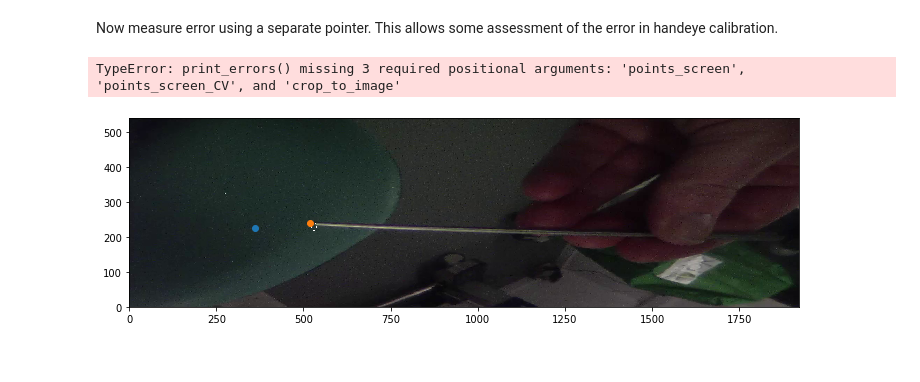
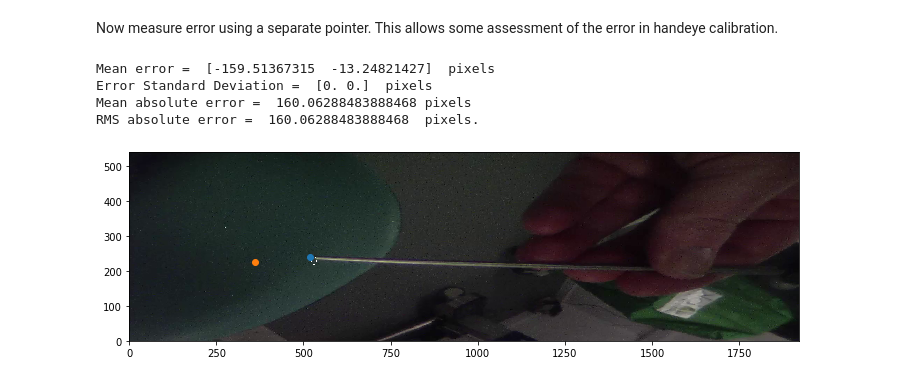
Before and after one commit to UCL/MPHY0026, a Jupyter notebook: doc/notebooks/calibration_and_tracking.ipynb, the cells around one changed output. Drawn from its saved outputs; the diff is of its cells as text; code cells hidden in the pictures.

Commit message:
Issue #13 got pointer bit working

```diff
--- a/doc/notebooks/calibration_and_tracking.ipynb
+++ b/doc/notebooks/calibration_and_tracking.ipynb
@@ -249,27 +269,35 @@ RMS absolute error =  181.10904450878039  pixels.
 [figure]
 # %% [markdown]
 Now measure error using a separate pointer. This allows some assessment of the error in handeye calibration.
-# %%
-pointer_matrix = cc.load_matrix("CalibrationData/2018.03.14_15-01-45-586/PickedVideoPoints/1521039713875589120_pointer.txt")
-pointer_tip_in_world = pointer_matrix[0:3,3]
-pointer_tip_in_world = np.concatenate(([0],pointer_tip_in_world))
-pointer_tip_in_world = np.reshape (pointer_tip_in_world, (1,4))
-tracker_to_world=cc.load_matrix("CalibrationData/2018.03.14_15-01-45-586/PickedVideoPoints/1521039713875589120_lap.txt")
-camera_to_tracker=cc.load_matrix("CalibrationData/2018.03.14_15-04-12-628/calib.left.eyehand.tsai.txt")
-camera_to_world=np.matmul(tracker_to_world, camera_to_tracker)
-lens_points = cc.multiply_points_by_matrix(pointer_tip_in_world, (np.linalg.inv(camera_to_world)))
-projection, distortion = cc.load_intrinsic("CalibrationData/2018.03.14_15-04-12-628/calib.left.intrinsic.txt")
-distorted_points = cc.distort(lens_points, distortion)
-projected_distorted_points=cc.project(distorted_points, projection)
-screen_points=cc.load_model_points('CalibrationData/2018.03.14_15-01-45-586/PickedVideoPoints/1521039713875589120_leftPoints.txt')
-cc.plot_errors('CalibrationData/2018.03.14_15-01-45-586/PickedVideoPoints/1521039713875589120_leftPoints.png',
-              projected_distorted_points, screen_points, crop_to_image = True )
-
-deltas = cc.calculate_errors(screen_points,projected_distorted_points )
-print_errors(deltas)
-# %% [output]
-TypeError: print_errors() missing 3 required positional arguments: 'points_screen', 'points_screen_CV', and 'crop_to_image'
-[figure, removed]
+# %%
+validation_directory = "CalibrationData/2018.03.14_15-01-45-586/"
+
+pointer_tip2world = cc.load_matrix(validation_directory + "PickedVideoPoints/1521039713875589120_pointer.txt")
+
+#this bit just strips the last column of the pointer_tip2world. It could be made more straightforward
+pointer_tip_world = pointer_tip2world[0:3,3]
+pointer_tip_world = np.concatenate(([0],pointer_tip_world))
+pointer_tip_world = np.reshape (pointer_tip_world, (1,4))
+
+lap_tracker2world = cc.load_matrix(validation_directory + "PickedVideoPoints/1521039713875589120_lap.txt")
+
+lens2world=np.matmul(lap_tracker2world, lens2tracker)
+
+points_lens = cc.multiply_points_by_matrix(pointer_tip_world, (np.linalg.inv(lens2world)))
+
+points_lens_distorted = cc.distort(points_lens, lens2screen_distortion)
+points_screen = cc.project(distorted_points, lens2screen_projection)
+
+points_screen_CV = cc.load_model_points(validation_directory + "PickedVideoPoints/1521039713875589120_leftPoints.txt")
+
+print_errors(validation_directory + "PickedVideoPoints/1521039713875589120_leftPoints.png",
+             points_screen_CV, points_screen, crop_to_image = True)
+# %% [output]
+Mean error =  [-159.51367315  -13.24821427]  pixels
+Error Standard Deviation =  [0. 0.]  pixels
+Mean absolute error =  160.06288483888468 pixels
+RMS absolute error =  160.06288483888468  pixels.
+[figure, added]
 # %% [markdown]
 [Zhang's 2000]: http://ieeexplore.ieee.org/document/888718/
 [Tsai's 1987]: http://ieeexplore.ieee.org/document/1087109/
```
Also changed, not shown: parts of 1 cell of this notebook.
